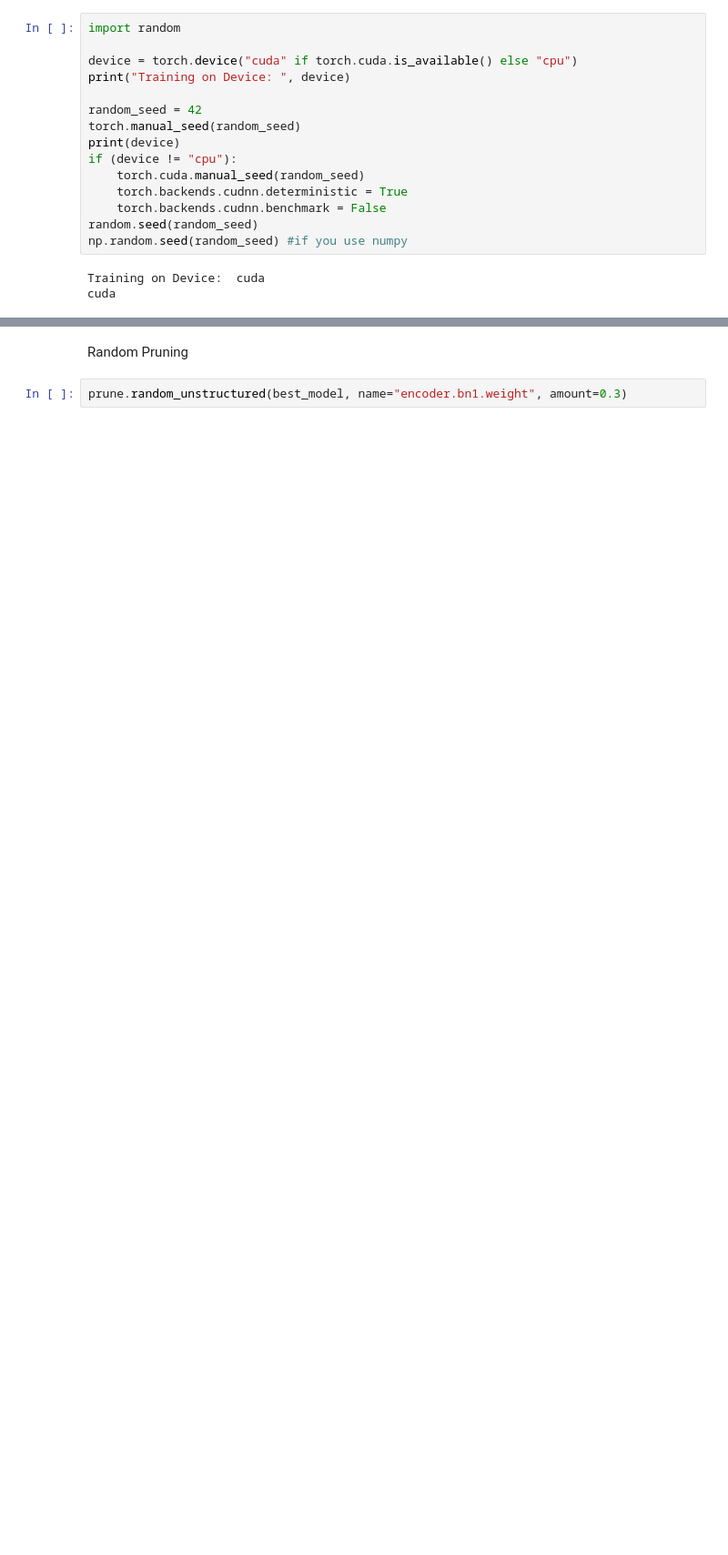
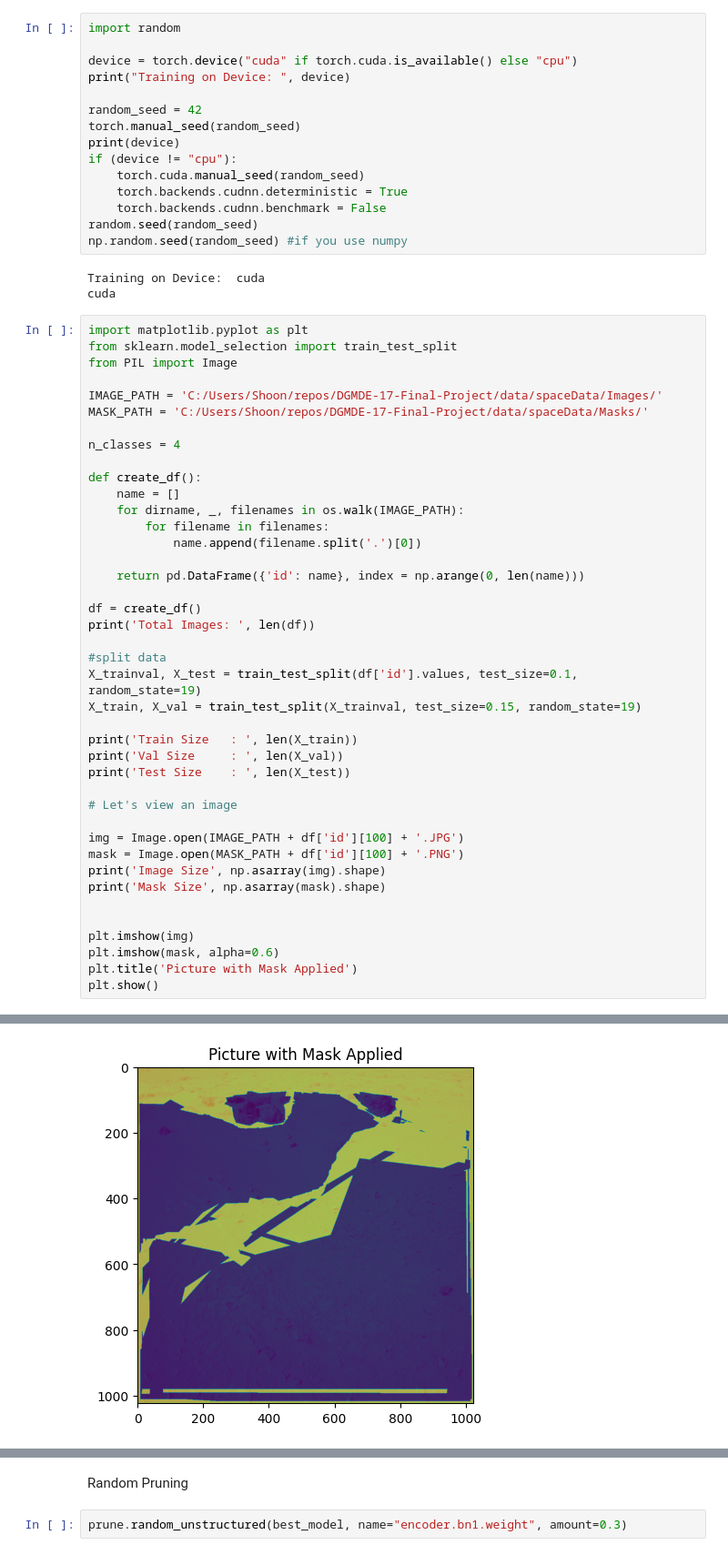
Before and after one commit to ShawnMOlichwier/DGMDE-17-Final-Project, a Jupyter notebook: notebooks/model_shrinking.ipynb, the cells around one changed output, grey strips where cells are left out. Shown at 91% size. Saved outputs shown, nothing was run; the diff lists cells and outputs as text; blank space fills up the shorter version.

```diff
--- a/notebooks/model_shrinking.ipynb
+++ b/notebooks/model_shrinking.ipynb
@@ -27,3 +29,45 @@ np.random.seed(random_seed) #if you use numpy
 # %% [output]
 Training on Device:  cuda
 cuda
+# %%
+import matplotlib.pyplot as plt
+from sklearn.model_selection import train_test_split
+from PIL import Image
+
+IMAGE_PATH = 'C:/Users/Shoon/repos/DGMDE-17-Final-Project/data/spaceData/Images/'
+MASK_PATH = 'C:/Users/Shoon/repos/DGMDE-17-Final-Project/data/spaceData/Masks/'
+
+n_classes = 4
+
+def create_df():
+    name = []
+    for dirname, _, filenames in os.walk(IMAGE_PATH):
+        for filename in filenames:
+            name.append(filename.split('.')[0])
+
+    return pd.DataFrame({'id': name}, index = np.arange(0, len(name)))
+
+df = create_df()
+print('Total Images: ', len(df))
+
+#split data
+X_trainval, X_test = train_test_split(df['id'].values, test_size=0.1, random_state=19)
+X_train, X_val = train_test_split(X_trainval, test_size=0.15, random_state=19)
+
+print('Train Size   : ', len(X_train))
+print('Val Size     : ', len(X_val))
+print('Test Size    : ', len(X_test))
+
+# Let's view an image
+
+img = Image.open(IMAGE_PATH + df['id'][100] + '.JPG')
+mask = Image.open(MASK_PATH + df['id'][100] + '.PNG')
+print('Image Size', np.asarray(img).shape)
+print('Mask Size', np.asarray(mask).shape)
+
+
+plt.imshow(img)
+plt.imshow(mask, alpha=0.6)
+plt.title('Picture with Mask Applied')
+plt.show()
+# %% [output]
@@ -29,0 +80 @@ cuda
+[figure, added]
```
Also changed, not shown: parts of 6 cells of this notebook, 9 other files.
